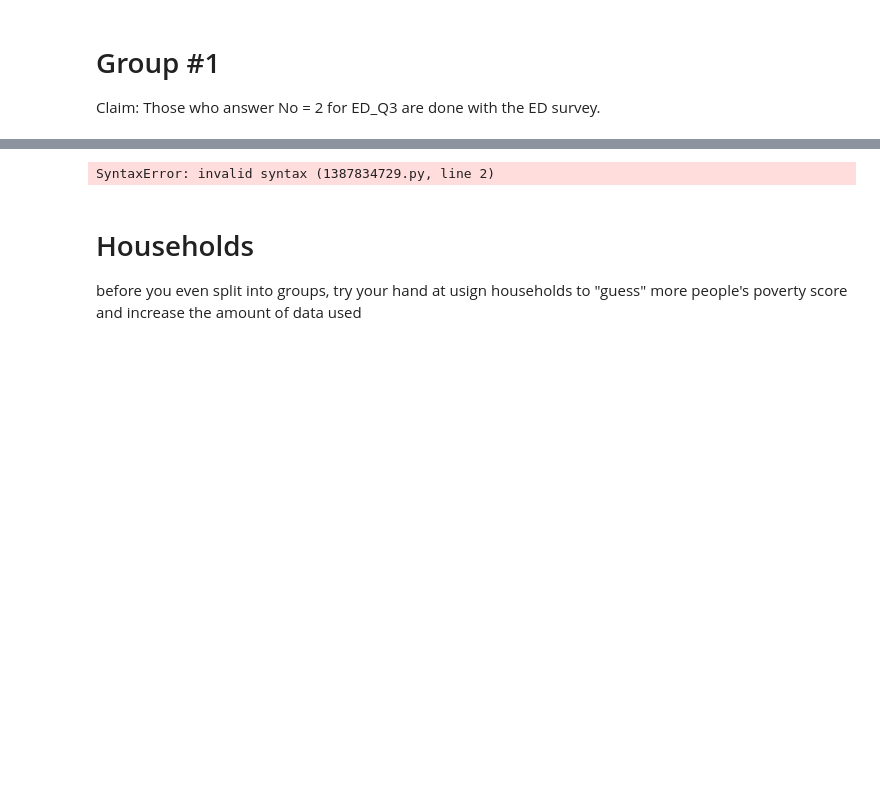
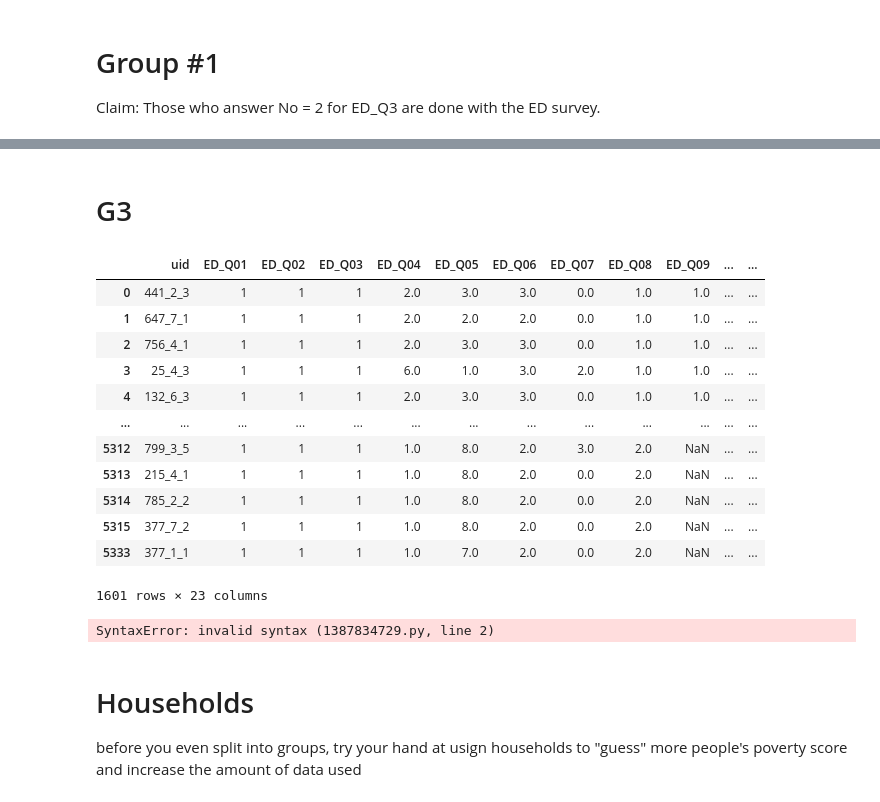
Before and after one commit to jbellogo/Classification, a Jupyter notebook: explorations.ipynb, the cells around one changed output, grey strips where cells are left out. Drawn from its saved outputs; the diff is of its cells as text; code cells hidden in the pictures; blank space fills up the shorter version.

```diff
--- a/explorations.ipynb
+++ b/explorations.ipynb
@@ -172,3 +234,22 @@ ed_g2_temp_train[split]   ## THAT"S MY GROuP 2 SON
+# %% [markdown]
+# G3
+# %%
+ed_g3_train = buffer[~split]
+ed_g3_train
+# %% [output]
+|  | uid | ED_Q01 | ED_Q02 | ED_Q03 | ED_Q04 | ED_Q05 | ED_Q06 | ED_Q07 | ED_Q08 | ED_Q09 | ... | ... |
+| 0 | 441_2_3 | 1 | 1 | 1 | 2.0 | 3.0 | 3.0 | 0.0 | 1.0 | 1.0 | ... | ... |
+| 1 | 647_7_1 | 1 | 1 | 1 | 2.0 | 2.0 | 2.0 | 0.0 | 1.0 | 1.0 | ... | ... |
+| 2 | 756_4_1 | 1 | 1 | 1 | 2.0 | 3.0 | 3.0 | 0.0 | 1.0 | 1.0 | ... | ... |
+| 3 | 25_4_3 | 1 | 1 | 1 | 6.0 | 1.0 | 3.0 | 2.0 | 1.0 | 1.0 | ... | ... |
+| 4 | 132_6_3 | 1 | 1 | 1 | 2.0 | 3.0 | 3.0 | 0.0 | 1.0 | 1.0 | ... | ... |
+| ... | ... | ... | ... | ... | ... | ... | ... | ... | ... | ... | ... | ... |
+| 5312 | 799_3_5 | 1 | 1 | 1 | 1.0 | 8.0 | 2.0 | 3.0 | 2.0 | NaN | ... | ... |
+| 5313 | 215_4_1 | 1 | 1 | 1 | 1.0 | 8.0 | 2.0 | 0.0 | 2.0 | NaN | ... | ... |
+| 5314 | 785_2_2 | 1 | 1 | 1 | 1.0 | 8.0 | 2.0 | 0.0 | 2.0 | NaN | ... | ... |
+| 5315 | 377_7_2 | 1 | 1 | 1 | 1.0 | 8.0 | 2.0 | 0.0 | 2.0 | NaN | ... | ... |
+| 5333 | 377_1_1 | 1 | 1 | 1 | 1.0 | 7.0 | 2.0 | 0.0 | 2.0 | NaN | ... | ... |
+1601 rows × 23 columns
 # %%
 # data = group2_temp[['ED_Q26', 'ED_Q27']]
 # non_trivial = ~data['ED_Q26'].isna()
```
Also changed, not shown: parts of 12 cells of this notebook.
